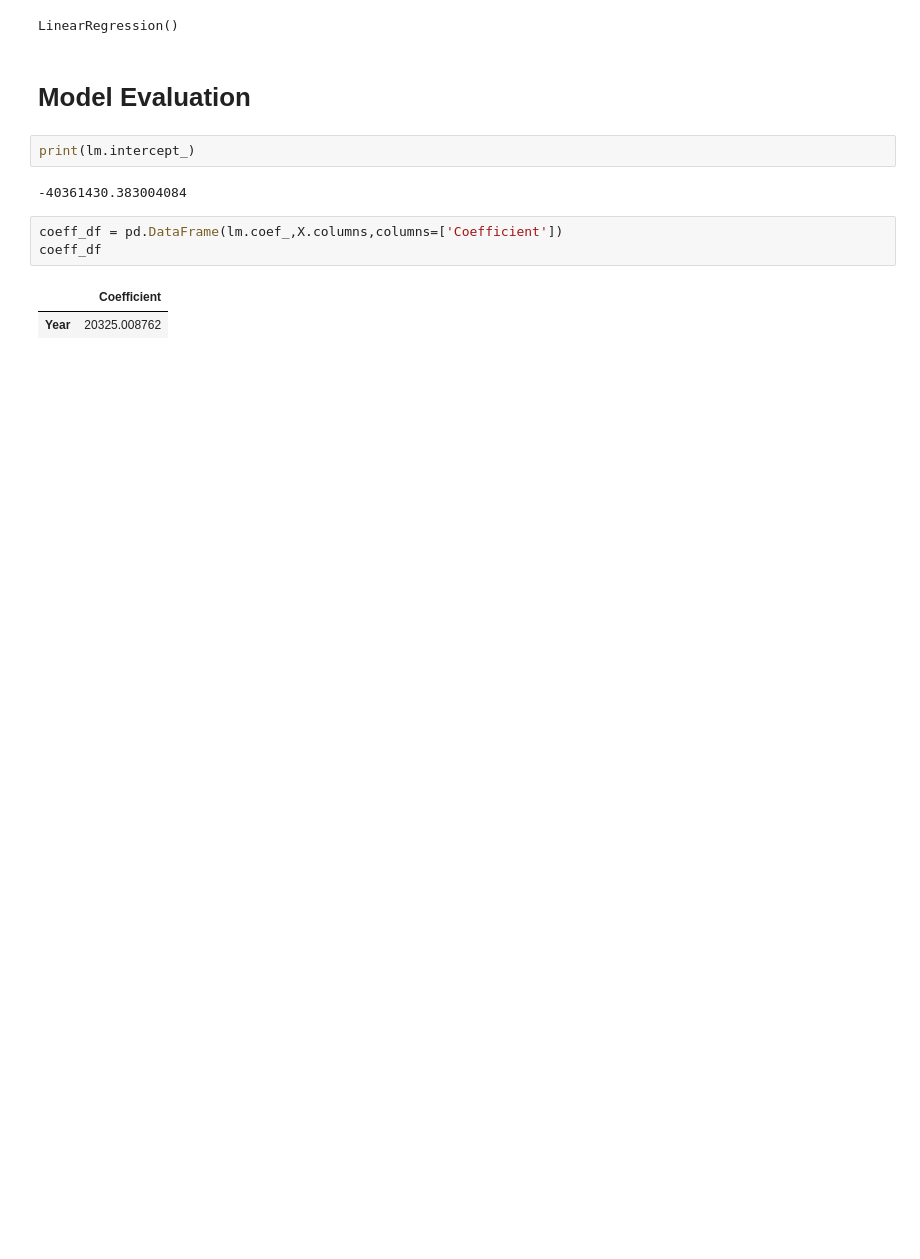
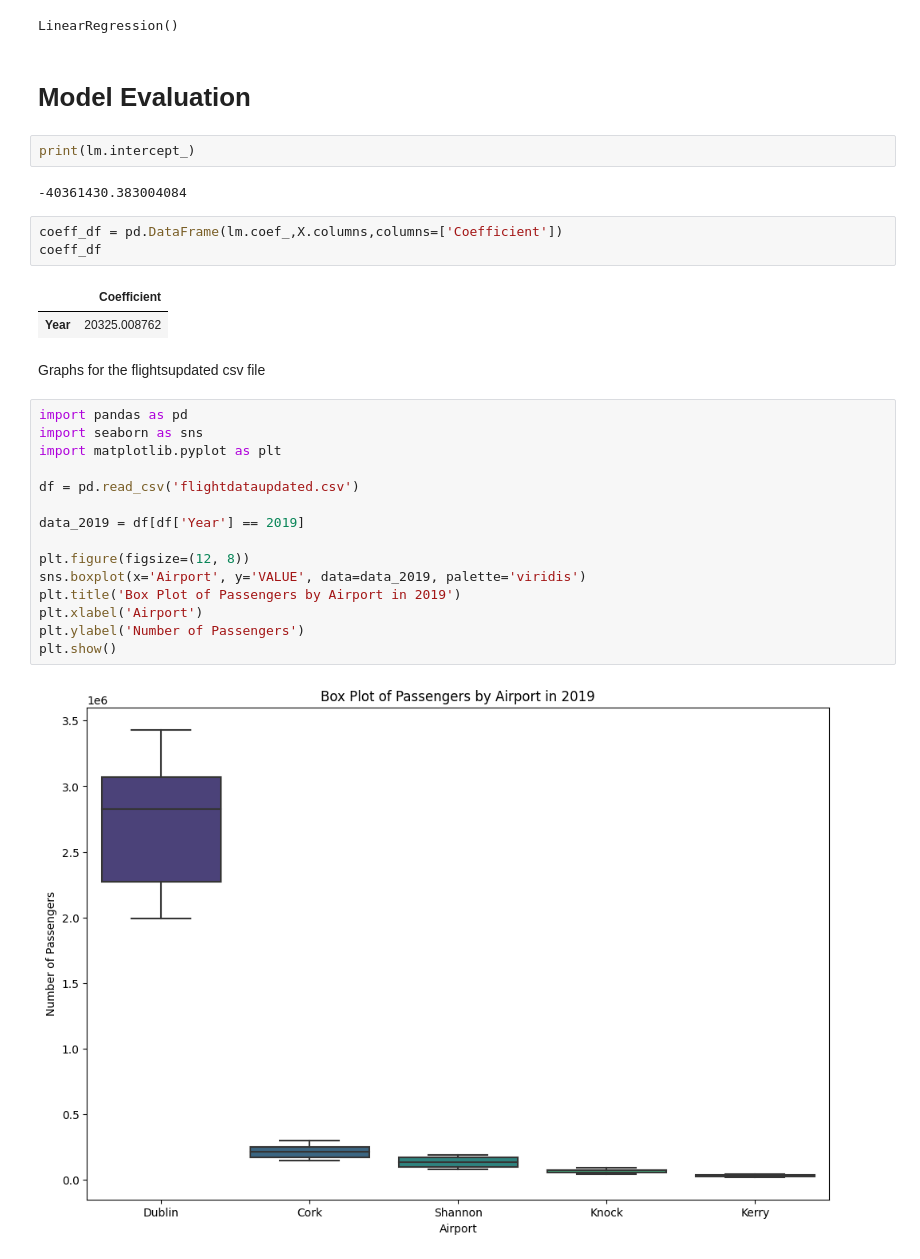
Before and after one commit to NathanKelly1/DataAnalysisProject, a Jupyter notebook: Has_COVID_changed_air_travel_in_a_substantual_way_.ipynb, the cells around one changed output. Saved outputs shown, nothing was run; the diff lists cells and outputs as text; blank space fills up the shorter version.

```diff
--- a/Has_COVID_changed_air_travel_in_a_substantual_way_.ipynb
+++ b/Has_COVID_changed_air_travel_in_a_substantual_way_.ipynb
@@ -576,3 +576,22 @@ coeff_df
 # %% [output]
 |  | Coefficient |
 | Year | 20325.008762 |
+# %% [markdown]
+Graphs for the flightsupdated csv file
+# %%
+import pandas as pd
+import seaborn as sns
+import matplotlib.pyplot as plt
+
+df = pd.read_csv('flightdataupdated.csv')
+
+data_2019 = df[df['Year'] == 2019]
+
+plt.figure(figsize=(12, 8))
+sns.boxplot(x='Airport', y='VALUE', data=data_2019, palette='viridis')
+plt.title('Box Plot of Passengers by Airport in 2019')
+plt.xlabel('Airport')
+plt.ylabel('Number of Passengers')
+plt.show()
+# %% [output]
+[figure, added]
```
Also changed, not shown: parts of 3 cells of this notebook.
